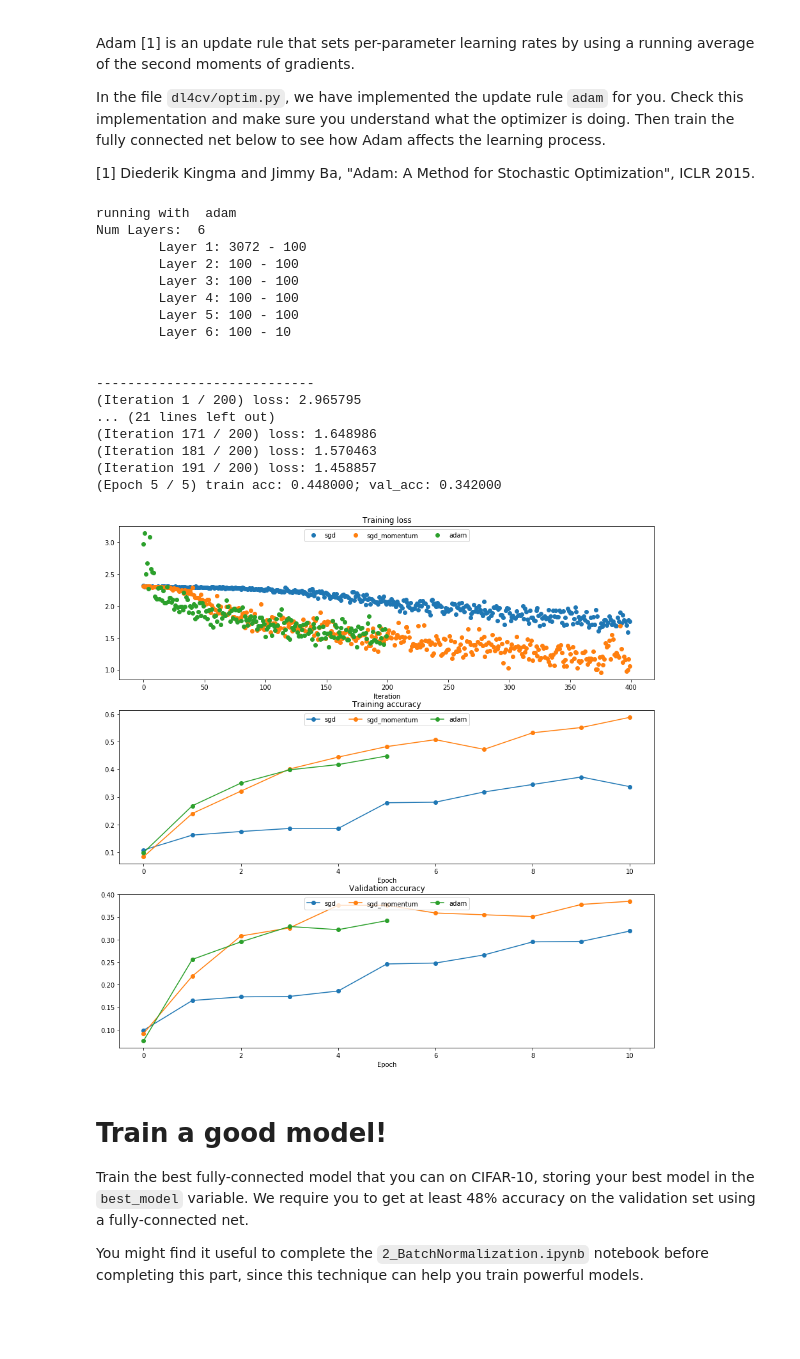
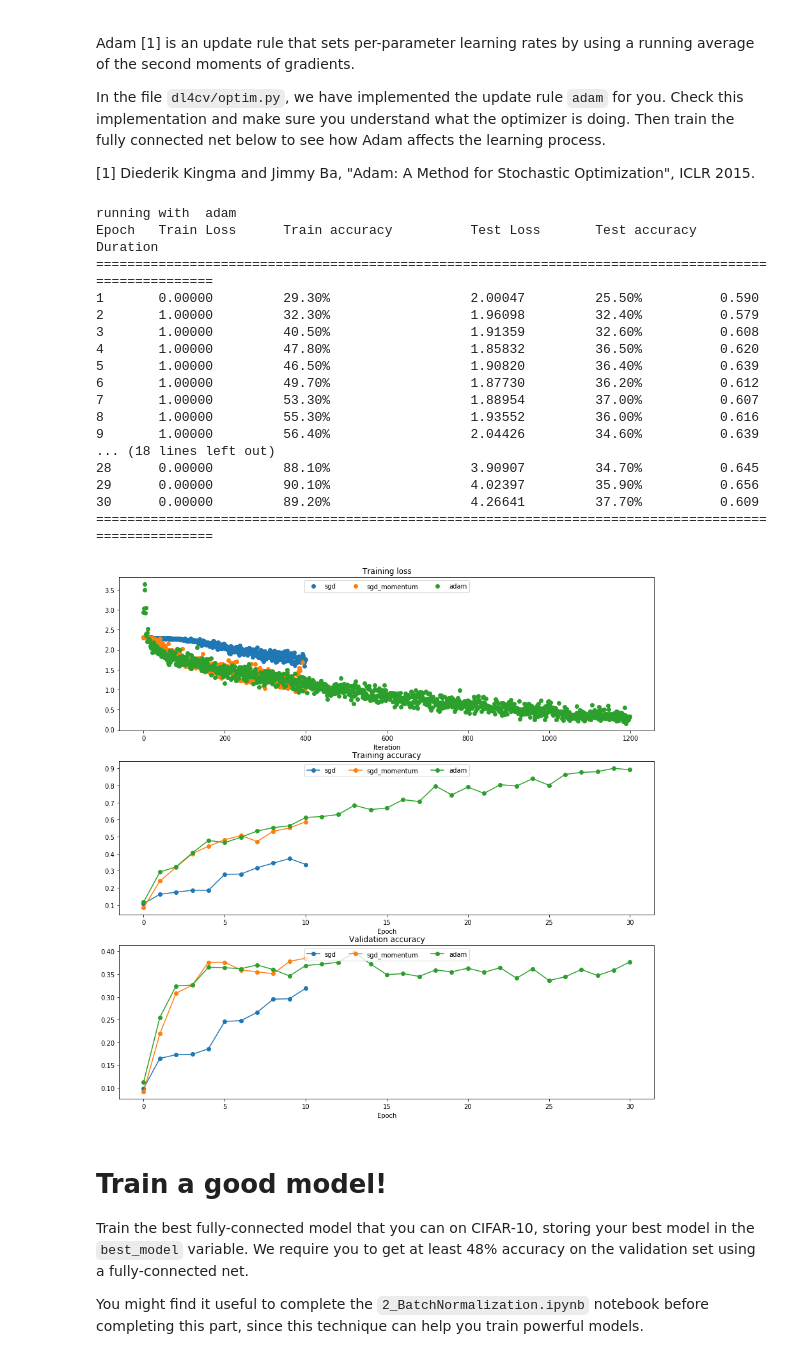
Before and after one commit to Jorba123/DeepLearning-Course-EX2, a Jupyter notebook: 1_FullyConnectedNets.ipynb, the cells around one changed output. Drawn from its saved outputs; the diff is of its cells as text; code cells hidden in the pictures; blank space fills up the shorter version.

```diff
--- a/1_FullyConnectedNets.ipynb
+++ b/1_FullyConnectedNets.ipynb
@@ -631,8 +631,9 @@ print('running with ', update_rule)
 model = FullyConnectedNet([100, 100, 100, 100, 100], weight_scale=5e-2)
 
 solver = Solver(model, small_data,
-              num_epochs=5, batch_size=100,
+              num_epochs=30, batch_size=100,
               update_rule=update_rule,
+
               optim_config={
                 'learning_rate': learning_rates[update_rule]
               },
@@ -644,50 +645,50 @@ print()
 plt.subplot(3, 1, 1)
 plt.title('Training loss')
 plt.xlabel('Iteration')
 
 plt.subplot(3, 1, 2)
 plt.title('Training accuracy')
 plt.xlabel('Epoch')
 
 plt.subplot(3, 1, 3)
 plt.title('Validation accuracy')
 plt.xlabel('Epoch')
 
 for update_rule, solver in solvers.items():
     plt.subplot(3, 1, 1)
     plt.plot(solver.loss_history, 'o', label=update_rule)
 
     plt.subplot(3, 1, 2)
     plt.plot(solver.train_acc_history, '-o', label=update_rule)
 
     plt.subplot(3, 1, 3)
     plt.plot(solver.val_acc_history, '-o', label=update_rule)
 
 for i in [1, 2, 3]:
     plt.subplot(3, 1, i)
     plt.legend(loc='upper center', ncol=4)
 
 plt.gcf().set_size_inches(15, 15)
 plt.show()
 # %% [output]
 running with  adam
-Num Layers:  6
-        Layer 1: 3072 - 100
-        Layer 2: 100 - 100
-        Layer 3: 100 - 100
-        Layer 4: 100 - 100
-        Layer 5: 100 - 100
-        Layer 6: 100 - 10
-
-
-----------------------------
-(Iteration 1 / 200) loss: 2.965795
-... (21 lines left out)
-(Iteration 171 / 200) loss: 1.648986
-(Iteration 181 / 200) loss: 1.570463
-(Iteration 191 / 200) loss: 1.458857
-(Epoch 5 / 5) train acc: 0.448000; val_acc: 0.342000
+Epoch   Train Loss      Train accuracy          Test Loss       Test accuracy   Duration
+=====================================================================================================
+1       0.00000         29.30%                  2.00047         25.50%          0.590
+2       1.00000         32.30%                  1.96098         32.40%          0.579
+3       1.00000         40.50%                  1.91359         32.60%          0.608
+4       1.00000         47.80%                  1.85832         36.50%          0.620
+5       1.00000         46.50%                  1.90820         36.40%          0.639
+6       1.00000         49.70%                  1.87730         36.20%          0.612
+7       1.00000         53.30%                  1.88954         37.00%          0.607
+8       1.00000         55.30%                  1.93552         36.00%          0.616
+9       1.00000         56.40%                  2.04426         34.60%          0.639
+... (18 lines left out)
+28      0.00000         88.10%                  3.90907         34.70%          0.645
+29      0.00000         90.10%                  4.02397         35.90%          0.656
+30      0.00000         89.20%                  4.26641         37.70%          0.609
+=====================================================================================================
-[figure, old version]
+[figure, new version]
 # %% [markdown]
 # Train a good model!
 Train the best fully-connected model that you can on CIFAR-10, storing your best model in the `best_model` variable. We require you to get at least 48% accuracy on the validation set using a fully-connected net.
```
Also changed, not shown: 1 other file.
